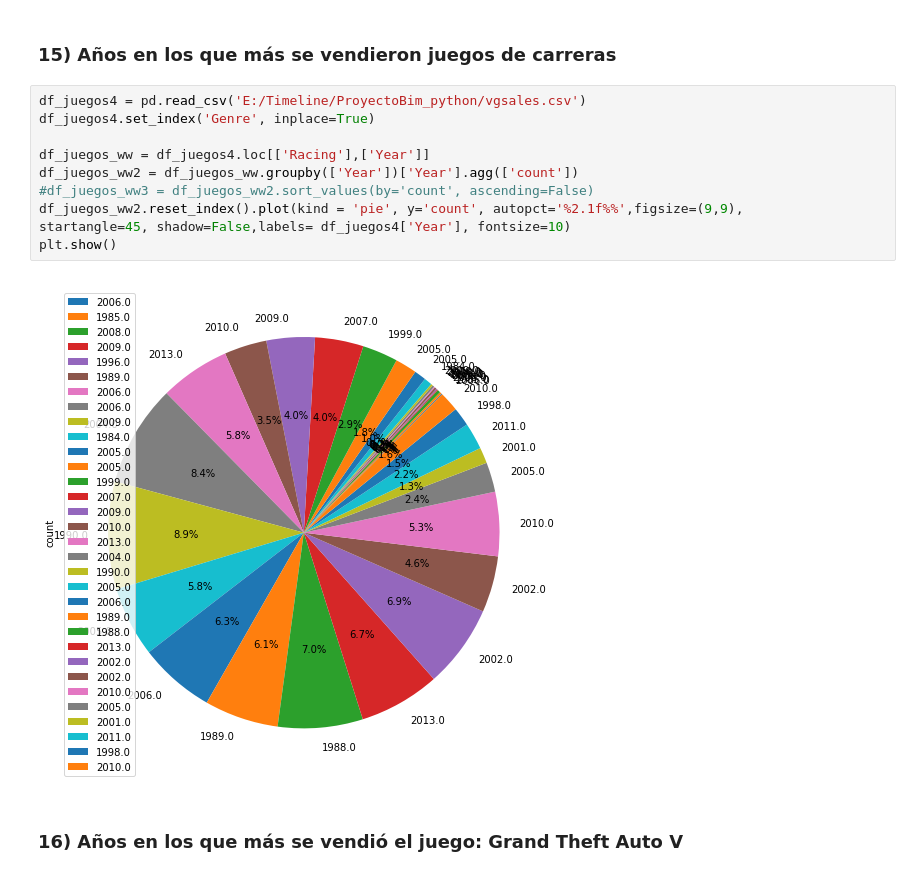
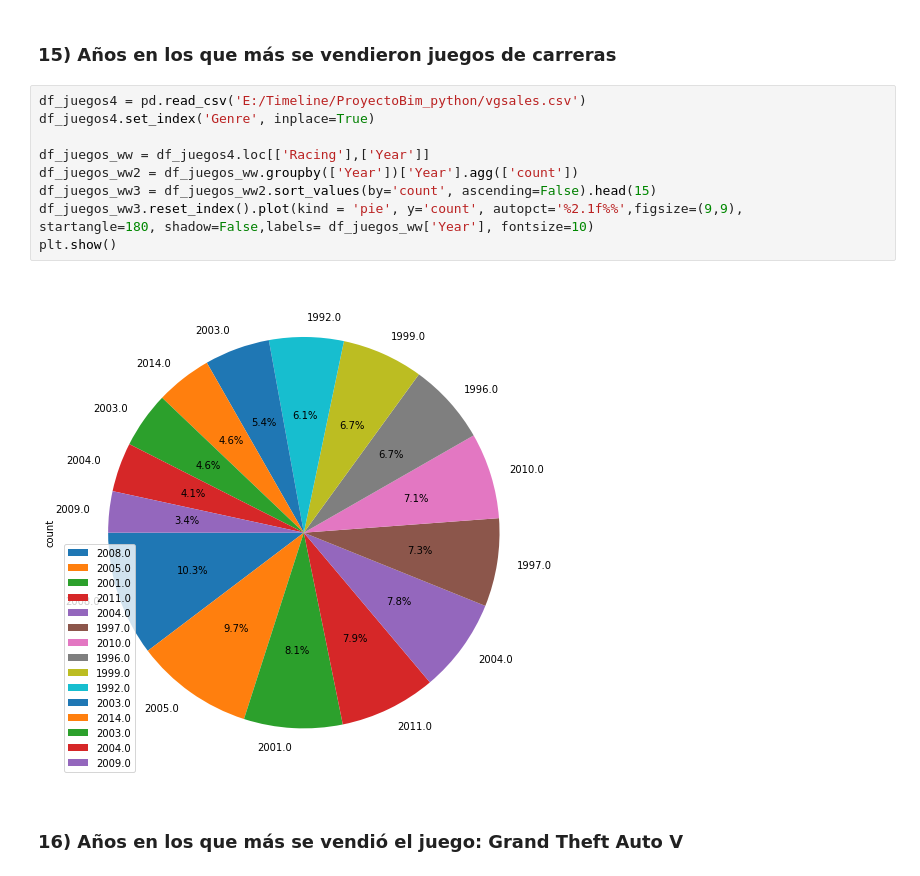
Before and after one commit to 2019-a-gr1-python/py-defaz-guachamin.cristian-vinicio, a Jupyter notebook: Analisis_IB_Python/AnalisisDatos_Python_IB.ipynb, the cells around one changed output. Cells and saved outputs as stored; diff of their text form.

```diff
--- a/Analisis_IB_Python/AnalisisDatos_Python_IB.ipynb
+++ b/Analisis_IB_Python/AnalisisDatos_Python_IB.ipynb
@@ -210,15 +210,15 @@ plt.show()
 # %%
 df_juegos4 = pd.read_csv('E:/Timeline/ProyectoBim_python/vgsales.csv')
 df_juegos4.set_index('Genre', inplace=True)
 
 df_juegos_ww = df_juegos4.loc[['Racing'],['Year']]
 df_juegos_ww2 = df_juegos_ww.groupby(['Year'])['Year'].agg(['count'])
-#df_juegos_ww3 = df_juegos_ww2.sort_values(by='count', ascending=False)
-df_juegos_ww2.reset_index().plot(kind = 'pie', y='count', autopct='%2.1f%%',figsize=(9,9),
-startangle=45, shadow=False,labels= df_juegos4['Year'], fontsize=10)
+df_juegos_ww3 = df_juegos_ww2.sort_values(by='count', ascending=False).head(15)
+df_juegos_ww3.reset_index().plot(kind = 'pie', y='count', autopct='%2.1f%%',figsize=(9,9),
+startangle=180, shadow=False,labels= df_juegos_ww['Year'], fontsize=10)
 plt.show()
 # %% [output]
-[figure, old version]
+[figure, new version]
 # %% [markdown]
 ### 16) Años en los que más se vendió el juego: Grand Theft Auto V
 # %%
```
Also changed, not shown: parts of 2 cells of this notebook.
